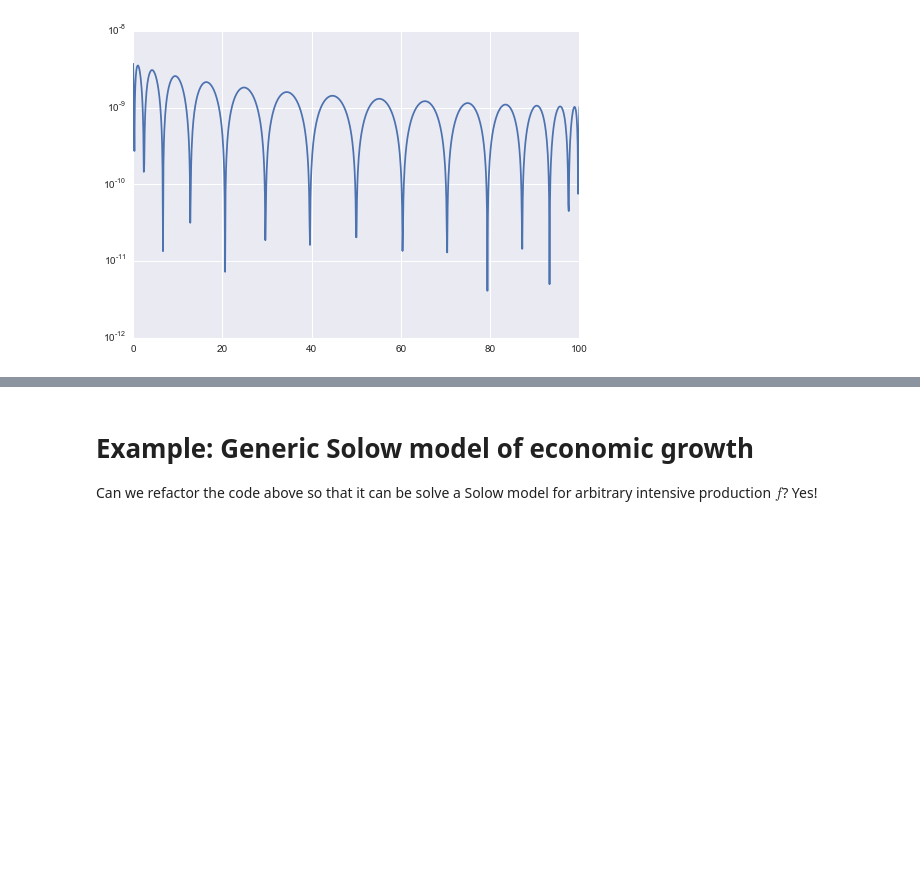
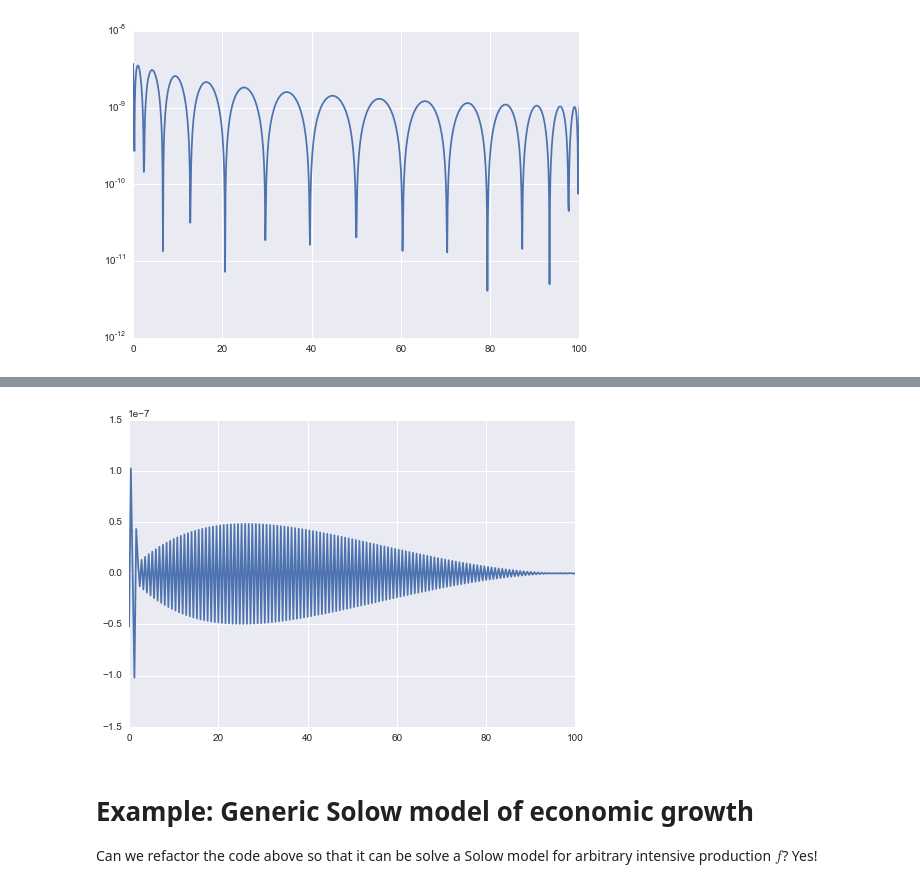
Before and after one commit to davidrpugh/pyCollocation, a Jupyter notebook: examples/solow-model.ipynb, the cells around one changed output, grey strips where cells are left out. Drawn from its saved outputs; the diff is of its cells as text; code cells hidden in the pictures; blank space fills up the shorter version.

```diff
--- a/examples/solow-model.ipynb
+++ b/examples/solow-model.ipynb
@@ -95,3 +136,9 @@ plt.show()
+# %%
+k_resids, = solution.evaluate_residual(ts)
+plt.plot(ts, k_resids)
+plt.show()
+# %% [output]
+[figure, added]
 # %% [markdown]
 <h1> Example: Generic Solow model of economic growth</h1>
 
```
Also changed, not shown: parts of 5 cells of this notebook, 3 other files.
